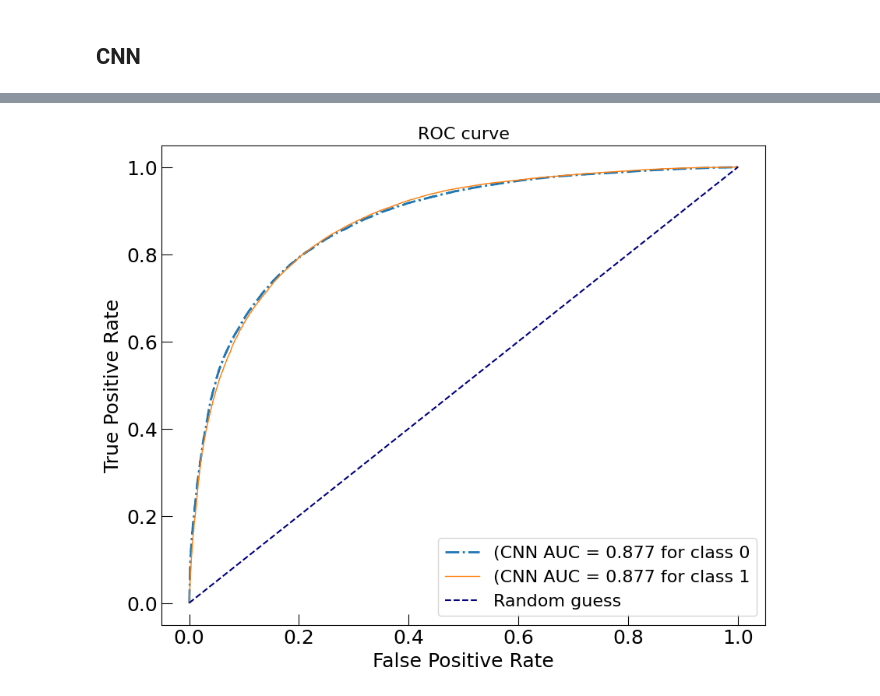
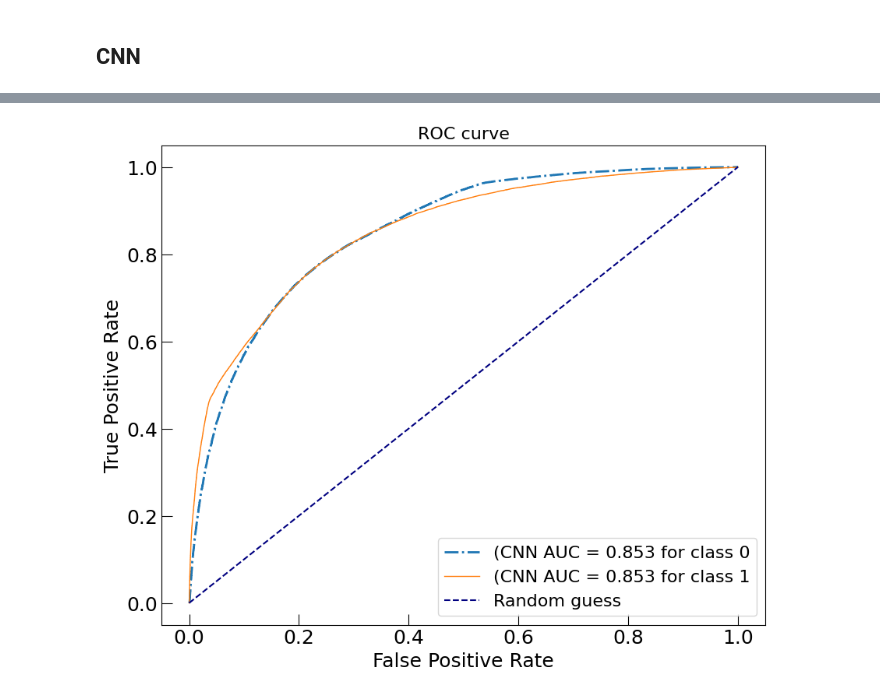
Before and after one commit to shahidzk1/HP_OPT, a Jupyter notebook: HiggsBosonChallenge.ipynb, the cells around one changed output, grey strips where cells are left out. Saved outputs shown, nothing was run; the diff lists cells and outputs as text; code cells hidden in the pictures.

```diff
--- a/HiggsBosonChallenge.ipynb
+++ b/HiggsBosonChallenge.ipynb
@@ -480,5 +464,5 @@ Potential solutions:
 
 This warning will only be shown once.
 # %%
-roc_data_xgb = plot_roc_curves(dummy_y_test, predictions, n_classes, linestyles, linewidthss, 'XGB')
+roc_data_xgb = plot_tools.plot_roc_curves(dummy_y_test, predictions, n_classes, linestyles, linewidthss, 'XGB')
 # %% [output]
@@ -535,27 +519,8 @@ with tf.device('/device:GPU:0'):
 # %% [markdown]
 ## CNN
 # %%
-y_train_new = y_train.replace('s', 1, regex=True)
-y_train_new = y_train_new.replace('b', 0, regex=True)
 if __name__ == "__main__":
-    # Load your dataset and labels here
-    BATCHSIZE = 4096
-
-    # Define hyperparameter ranges or choices for Keras, XGBoost, and CNN
-    keras_hyperparameters = {
-        'n_layers': (2, 22),
-        'n_units': (2500, 4500),
-        'learning_rate': (1e-5, 1e-1)
-    }
-
-    xgboost_hyperparameters = {
-        'n_estimators': (100, 1000),
-        'alpha': (2, 30),
-        'gamma': (0, 1),
-        'learning_rate': (0.01, 1),
-        'max_depth': (0, 10)
-    }
-
+    BATCHSIZE = 2048
     cnn_hyperparameters = {
         'filters': [32, 64],
         'kernel_size': [3, 5],
@@ -567,15 +532,14 @@ if __name__ == "__main__":
         'n_layers_min': 2,
         'n_layers_max': 22,
         'n_units_min': 1000,
-        'n_units_max': 1500,
+        'n_units_max': 2500,
         'learning_rate_min': 1e-5,
         'learning_rate_max': 1e-1
     }
-
-    optimizer = HP_OPT_class_code.HP_OPT(x_train, y_train_new, len(np.unique(y_train)), BATCHSIZE, 10,
-                                        keras_hyperparameters, xgboost_hyperparameters, cnn_hyperparameters)
-
-
-    # Optimize the CNN model
+    y_train_new = y_train.replace('s', 1, regex=True)
+    y_train_new = y_train_new.replace('b', 0, regex=True)
+    optimizer = HP_OPT_class_code.HP_OPT(x_train, y_train_new, batch_size=BATCHSIZE, n_trials=10,
+                                        cnn_hyp_par=cnn_hyperparameters,
+                                        num_classes=len(np.unique(y_train_new)))
     study_cnn = optimizer.optimize("cnn")
 # %% [output]
@@ -663,7 +627,7 @@ model_cnn.compile(
 
 # Train the CNN model with your training data
 early_stop = EarlyStopping(monitor='val_loss', patience=3)
-reduce_lr = ReduceLROnPlateau(monitor='val_loss', factor=0.2, patience=5, min_lr=0.001)
+#reduce_lr = ReduceLROnPlateau(monitor='val_loss', factor=0.2, patience=5, min_lr=0.001)
 
 model_cnn.fit(
     X_train,
@@ -672,7 +636,7 @@ model_cnn.fit(
     batch_size=BATCHSIZE,
     epochs=50,  # You can adjust the number of epochs as needed
     verbose=1,
-    callbacks=[early_stop, reduce_lr]
+    callbacks=[early_stop]
 )
 # %% [output]
 Epoch 1/50
@@ -709,7 +667,7 @@ with tf.device('/device:GPU:0'):
 # %%
-roc_data_cnn = plot_roc_curves(dummy_y_test, predictions_test_numpy, n_classes, linestyles, linewidthss, 'CNN')
+roc_data_cnn = plot_tools.plot_roc_curves(dummy_y_test, predictions_test_numpy, n_classes, linestyles, linewidthss, 'CNN')
 # %% [output]
-[figure, old version]
+[figure, new version]
 # %%
 fig, ax =plt.subplots(figsize=(10,8))
 for i in range(n_classes):
```
Also changed, not shown: parts of 35 cells of this notebook.
